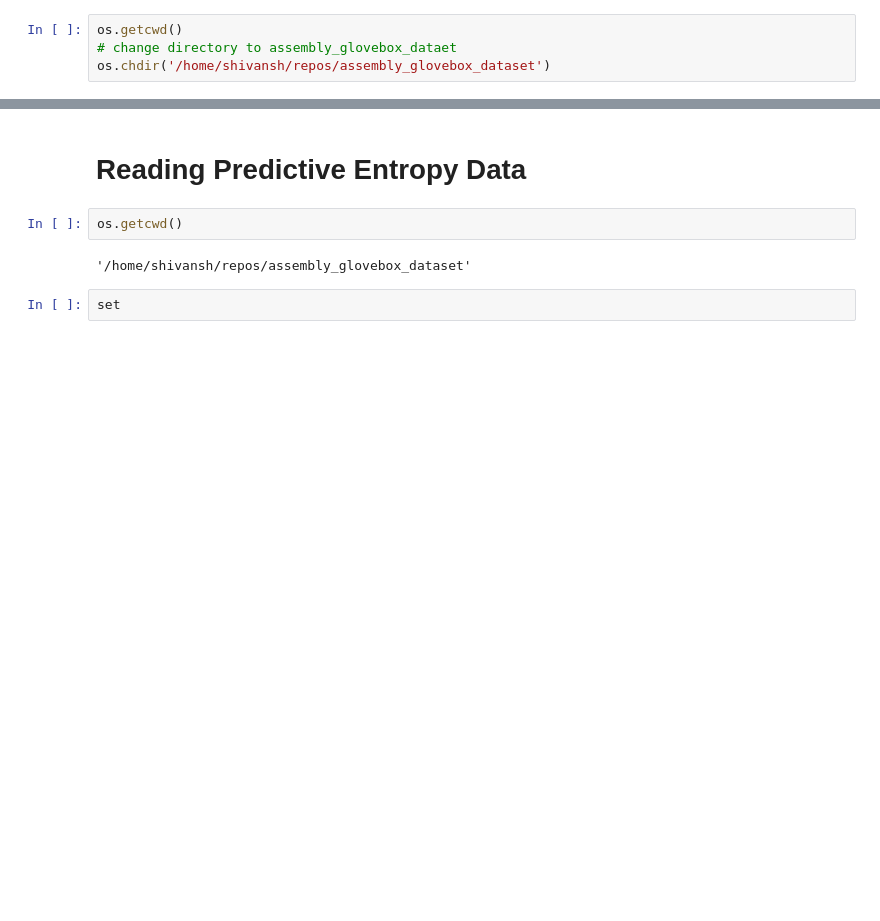
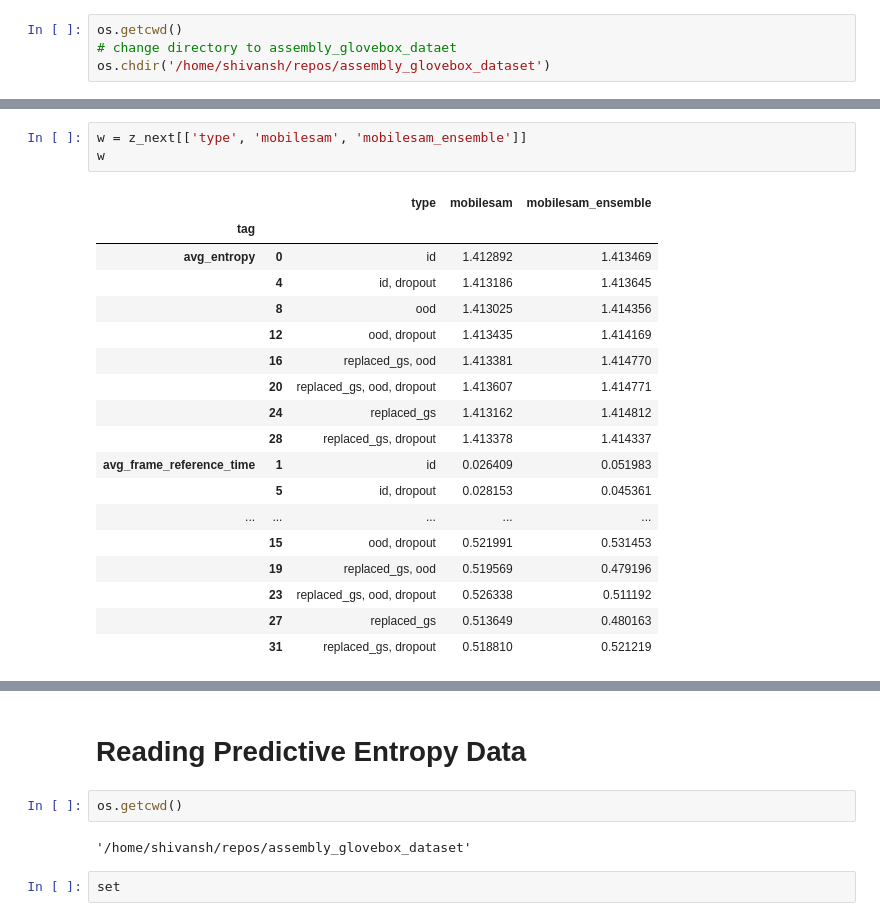
Before and after one commit to UTNuclearRoboticsPublic/assembly_glovebox_dataset, a Jupyter notebook: data/convert_scripts/tb_to_csv.ipynb, the cells around one changed output, grey strips where cells are left out. Cells and saved outputs as stored; diff of their text form; blank space fills up the shorter version.

```diff
--- a/data/convert_scripts/tb_to_csv.ipynb
+++ b/data/convert_scripts/tb_to_csv.ipynb
@@ -174 +299,23 @@ x.drop(columns=['model_unet', 'model_bisenet', 'model_mobilesam', 'model_bisenet
+# %%
+w = z_next[['type', 'mobilesam', 'mobilesam_ensemble']]
+w
+# %% [output]
+|  |  | type | mobilesam | mobilesam_ensemble |
+| tag |  |  |  |  |
+| avg_entropy | 0 | id | 1.412892 | 1.413469 |
+|  | 4 | id, dropout | 1.413186 | 1.413645 |
+|  | 8 | ood | 1.413025 | 1.414356 |
+|  | 12 | ood, dropout | 1.413435 | 1.414169 |
+|  | 16 | replaced_gs, ood | 1.413381 | 1.414770 |
+|  | 20 | replaced_gs, ood, dropout | 1.413607 | 1.414771 |
+|  | 24 | replaced_gs | 1.413162 | 1.414812 |
+|  | 28 | replaced_gs, dropout | 1.413378 | 1.414337 |
+| avg_frame_reference_time | 1 | id | 0.026409 | 0.051983 |
+|  | 5 | id, dropout | 0.028153 | 0.045361 |
+| ... | ... | ... | ... | ... |
+|  | 15 | ood, dropout | 0.521991 | 0.531453 |
+|  | 19 | replaced_gs, ood | 0.519569 | 0.479196 |
+|  | 23 | replaced_gs, ood, dropout | 0.526338 | 0.511192 |
+|  | 27 | replaced_gs | 0.513649 | 0.480163 |
+|  | 31 | replaced_gs, dropout | 0.518810 | 0.521219 |
 # %%
```
Also changed, not shown: parts of 17 cells of this notebook.
